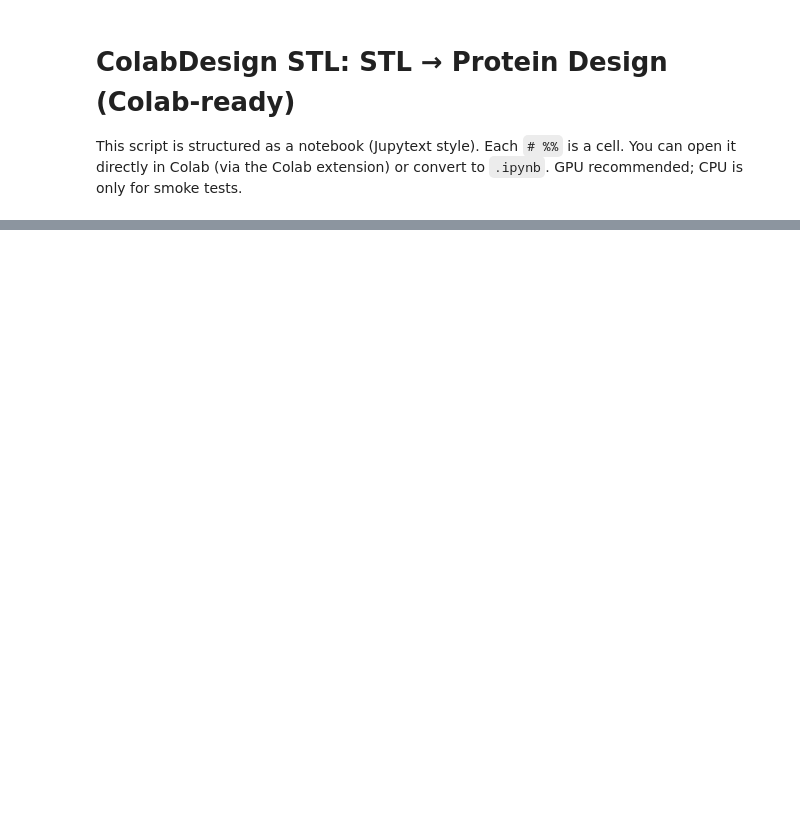
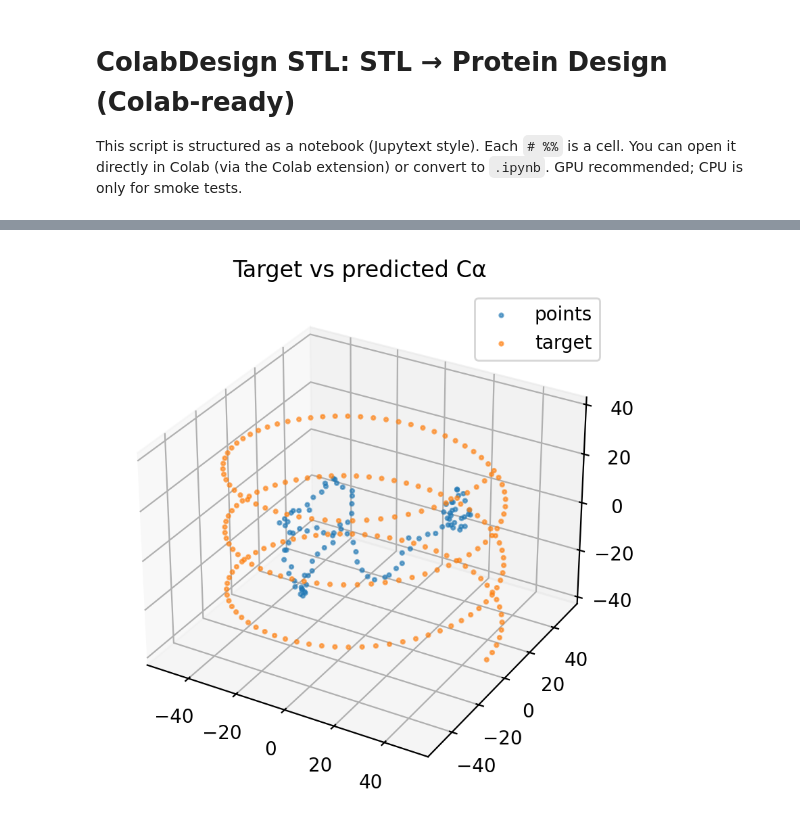
Before and after one commit to ib565/colabdesign-stl, a Jupyter notebook: examples/colab_stl_notebook.ipynb, the cells around one changed output, grey strips where cells are left out. Drawn from its saved outputs; the diff is of its cells as text; code cells hidden in the pictures; blank space fills up the shorter version.

```diff
--- a/examples/colab_stl_notebook.ipynb
+++ b/examples/colab_stl_notebook.ipynb
@@ -227,3 +261,11 @@ if PLOT_OVERLAY:
+# %%
+# display overlay here
+from IPython.display import Image, display
+
+overlay_img_path = out_dir / "overlay.png"
+display(Image(filename=str(overlay_img_path)))
+# %% [output]
+[figure, added]
 # %%
 # Inspect first 80 residues and path to files
 print("First 80 aa:", seq[:80])
```
Also changed, not shown: parts of 9 cells of this notebook.
